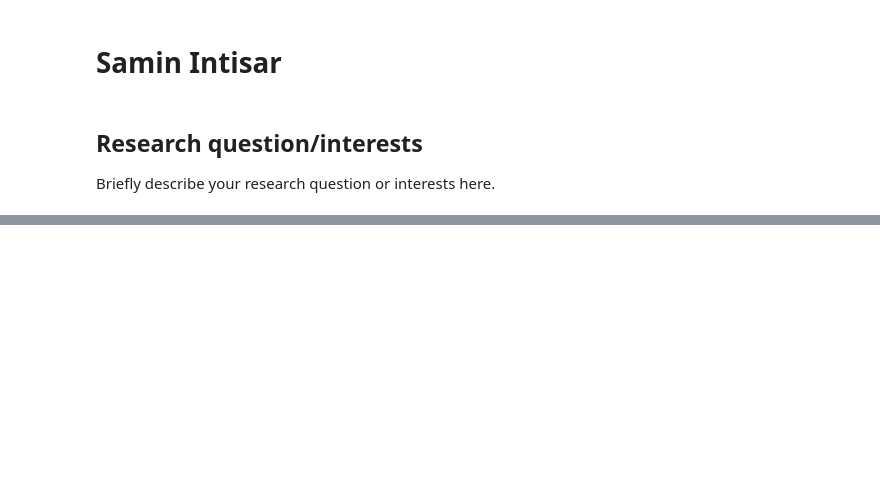
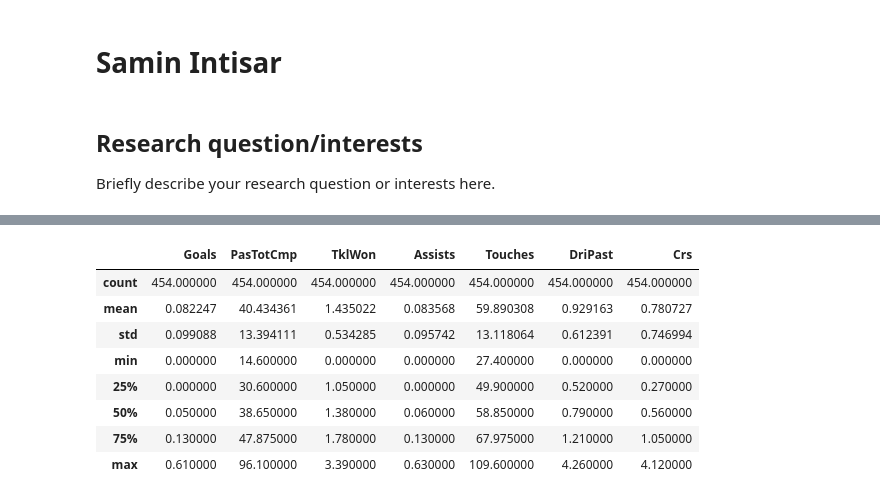
Before and after one commit to ubco-W2022T1-cosc301/project-group-25, a Jupyter notebook: notebooks/analysis1.ipynb, the cells around one changed output, grey strips where cells are left out. Cells and saved outputs as stored; diff of their text form; code cells hidden in the pictures; blank space fills up the shorter version.

```diff
--- a/notebooks/analysis1.ipynb
+++ b/notebooks/analysis1.ipynb
@@ -101,0 +87,12 @@ max      5.950000
+# %%
+midfielders.describe()
+# %% [output]
+|  | Goals | PasTotCmp | TklWon | Assists | Touches | DriPast | Crs |
+| count | 454.000000 | 454.000000 | 454.000000 | 454.000000 | 454.000000 | 454.000000 | 454.000000 |
+| mean | 0.082247 | 40.434361 | 1.435022 | 0.083568 | 59.890308 | 0.929163 | 0.780727 |
+| std | 0.099088 | 13.394111 | 0.534285 | 0.095742 | 13.118064 | 0.612391 | 0.746994 |
+| min | 0.000000 | 14.600000 | 0.000000 | 0.000000 | 27.400000 | 0.000000 | 0.000000 |
+| 25% | 0.000000 | 30.600000 | 1.050000 | 0.000000 | 49.900000 | 0.520000 | 0.270000 |
+| 50% | 0.050000 | 38.650000 | 1.380000 | 0.060000 | 58.850000 | 0.790000 | 0.560000 |
+| 75% | 0.130000 | 47.875000 | 1.780000 | 0.130000 | 67.975000 | 1.210000 | 1.050000 |
+| max | 0.610000 | 96.100000 | 3.390000 | 0.630000 | 109.600000 | 4.260000 | 4.120000 |
```
Also changed, not shown: parts of 14 cells of this notebook.
